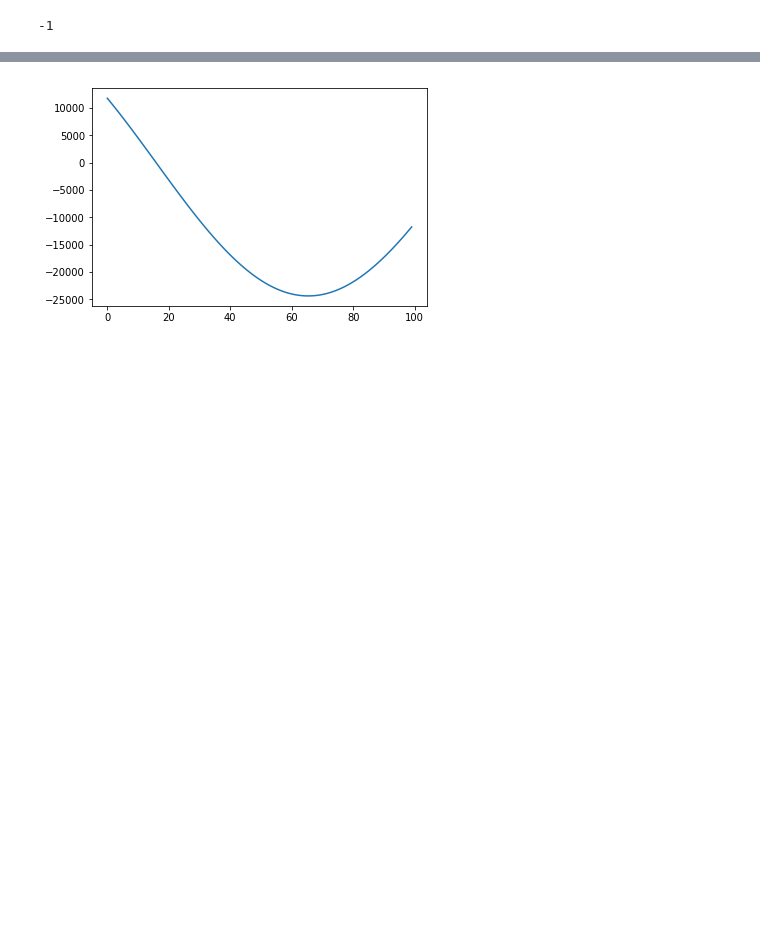
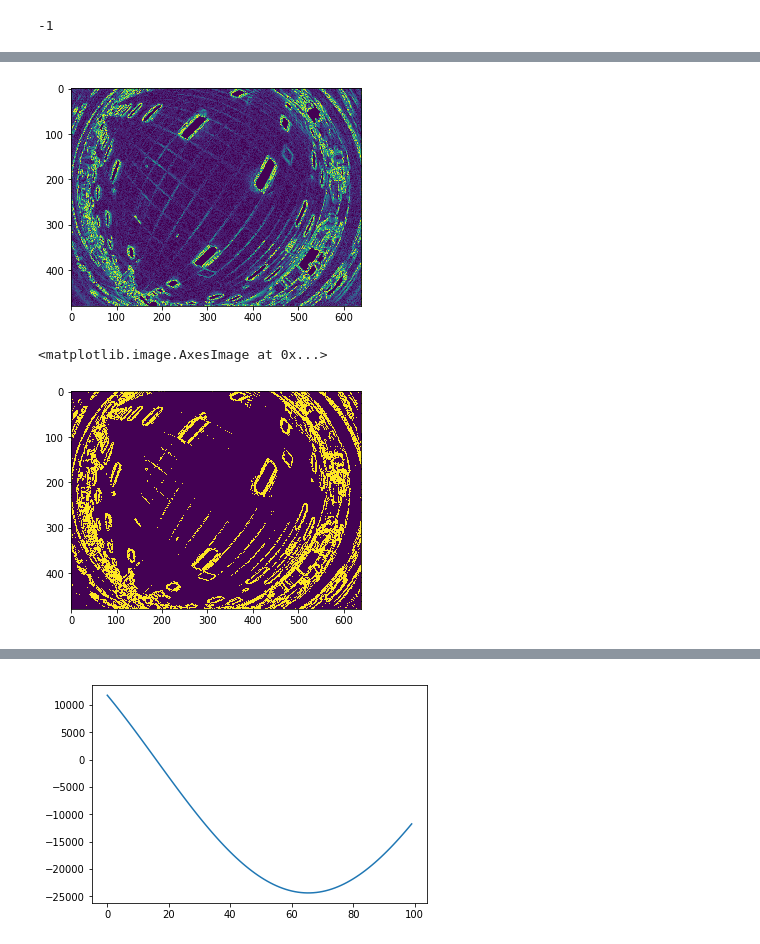
Before and after one commit to a1k0n/cycloid, a Jupyter notebook: design/coneslam/ceiling.ipynb, the cells around one changed output, grey strips where cells are left out. Cells and saved outputs as stored; diff of their text form; code cells hidden in the pictures; blank space fills up the shorter version.

```diff
--- a/design/coneslam/ceiling.ipynb
+++ b/design/coneslam/ceiling.ipynb
@@ -226,0 +227,11 @@ plt.imshow(np.sqrt(dx**2 + dy**2))
+# %%
+Ix = y[1:, 1:] - y[1:, :-1]
+Iy = y[1:, 1:] - y[:-1, 1:]
+
+plt.imshow(np.sqrt(Ix**2 + Iy**2).astype(np.float32))
+plt.show()
+plt.imshow(Ix**2 + Iy**2 > 20)
+# %% [output]
+[figure, added]
+<matplotlib.image.AxesImage at 0x...>
+[figure, added]
```
Also changed, not shown: parts of 6 cells of this notebook, 1 other file.
